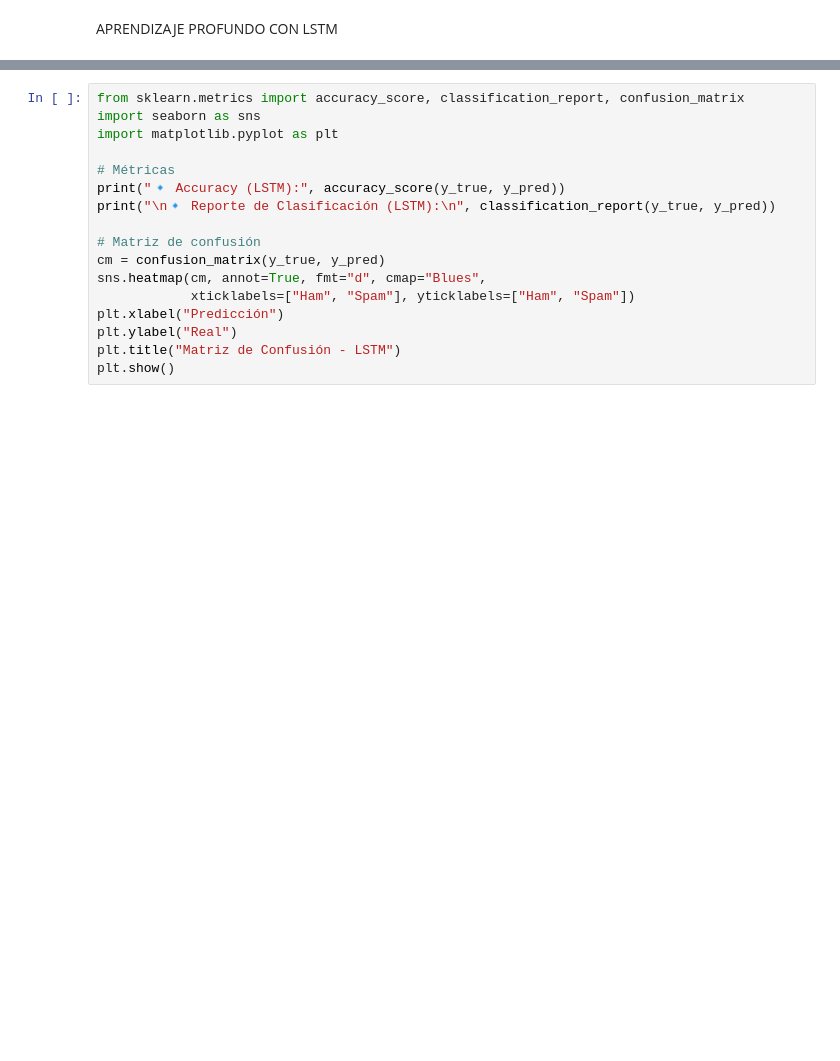
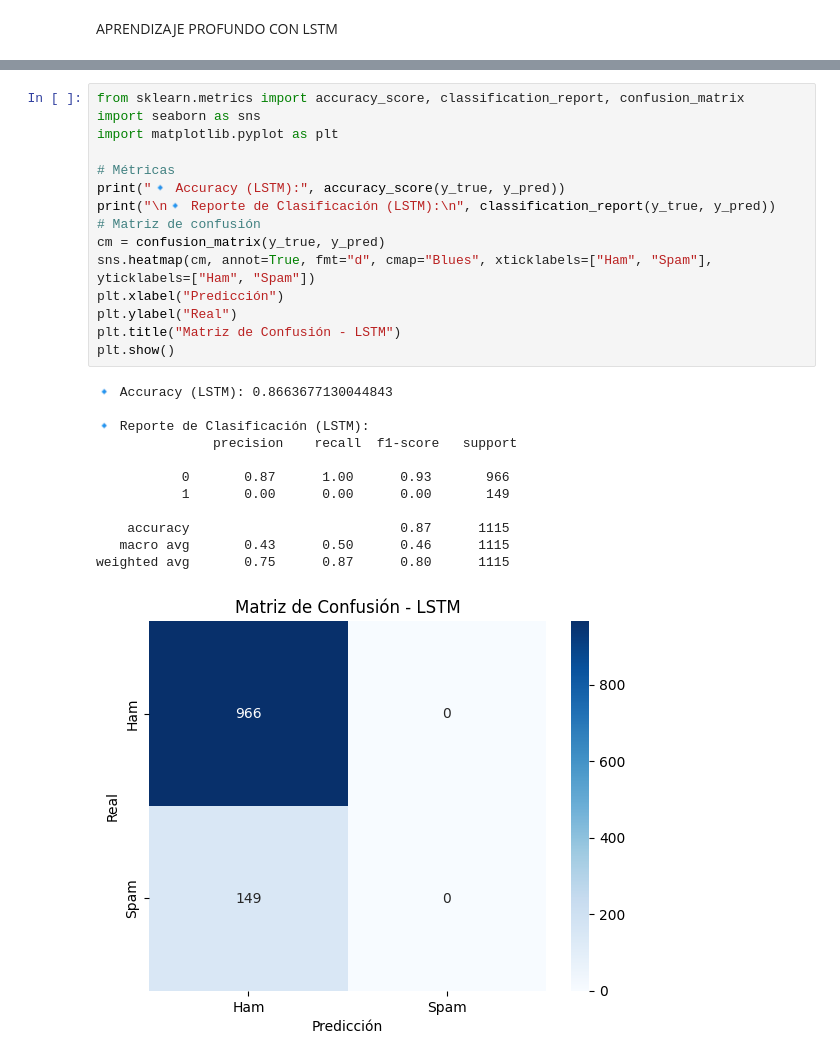
Before and after one commit to Khriztiangp94/UPSE, a Jupyter notebook: proyecto.ipynb, the cells around one changed output, grey strips where cells are left out. Cells and saved outputs as stored; diff of their text form; blank space fills up the shorter version.

```diff
--- a/proyecto.ipynb
+++ b/proyecto.ipynb
@@ -254,17 +346,28 @@ print("\n🔹 Reporte de Clasificación (LSTM):\n", classification_report(y_true
 # %%
 from sklearn.metrics import accuracy_score, classification_report, confusion_matrix
 import seaborn as sns
 import matplotlib.pyplot as plt
 
 # Métricas
 print("🔹 Accuracy (LSTM):", accuracy_score(y_true, y_pred))
 print("\n🔹 Reporte de Clasificación (LSTM):\n", classification_report(y_true, y_pred))
-
 # Matriz de confusión
 cm = confusion_matrix(y_true, y_pred)
-sns.heatmap(cm, annot=True, fmt="d", cmap="Blues",
-            xticklabels=["Ham", "Spam"], yticklabels=["Ham", "Spam"])
+sns.heatmap(cm, annot=True, fmt="d", cmap="Blues", xticklabels=["Ham", "Spam"], yticklabels=["Ham", "Spam"])
 plt.xlabel("Predicción")
 plt.ylabel("Real")
 plt.title("Matriz de Confusión - LSTM")
 plt.show()
+# %% [output]
+🔹 Accuracy (LSTM): 0.8663677130044843
+
+🔹 Reporte de Clasificación (LSTM):
+               precision    recall  f1-score   support
+
+           0       0.87      1.00      0.93       966
+           1       0.00      0.00      0.00       149
+
+    accuracy                           0.87      1115
+   macro avg       0.43      0.50      0.46      1115
+weighted avg       0.75      0.87      0.80      1115
+[figure, added]
```
Also changed, not shown: parts of 15 cells of this notebook, 3 other files.
